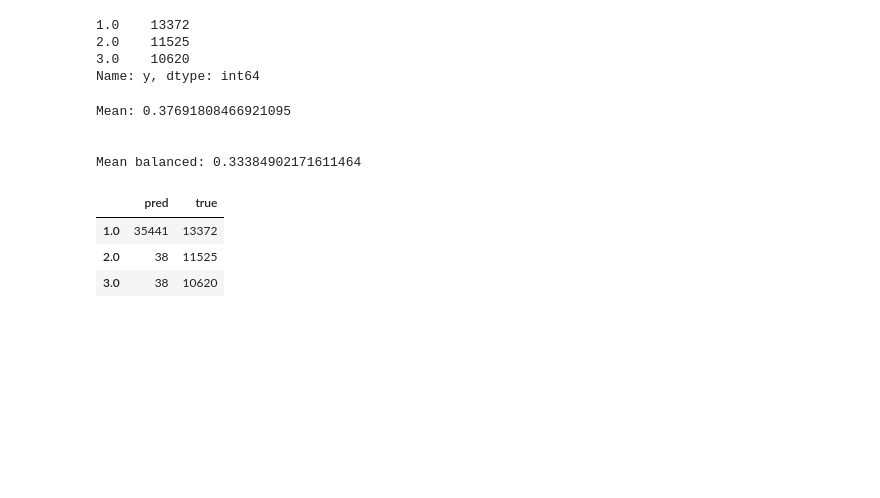
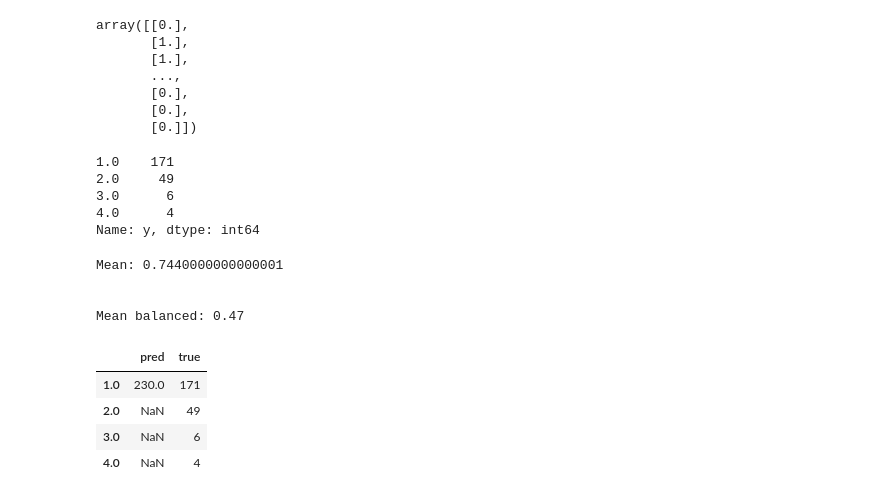
Before and after one commit to halpdesk/parseit, a Jupyter notebook: main.ipynb, the cells around one changed output. Saved outputs shown, nothing was run; the diff lists cells and outputs as text; code cells hidden in the pictures; blank space fills up the shorter version.

```diff
--- a/main.ipynb
+++ b/main.ipynb
@@ -5,6 +5,8 @@ from modules.tfidf_custom import TfIdfCustom
 from modules.tfidf import TfIdf
 from modules.word_stats import WordStats
 from modules.similarity import Similarity
+from modules.bag_of_words import BagOfWords
+from modules.bigram_of_words import BigramOfWords
 from models.knnreg import KnnReg
 from modules.data import load_pickle
 from modules.stats import score_distribution_plot, words_count_plot, tfidf_custom_score_plot, topic_similarity_score_plot
@@ -19,4 +21,5 @@ pd.options.display.max_columns = 20
 %matplotlib inline
 mpl.rcParams["figure.figsize"] = 15,8
 
-pickle_df = load_pickle("okt-5-43896c.p")
+pickle_df = load_pickle("okt-5-10728c.p")
+#pickle_df = load_pickle("okt-5-43896c.p")
@@ -25,4 +26,9 @@ df = pickle_df.copy()
 # %%
+df = pickle_df.copy()
+
+# Remove unused columns
+df = df.drop(["reichenbach_tense", "emoticons", "aspectual_class", "common_word", "letter_count", "tfidf_custom_score", "length", "sentences"], axis="columns")
+
 # remove noise
 df = df[df["body"] != "[removed]"]
 df = df.reset_index()
@@ -35,8 +60,8 @@ df = word_stats.score(df) # "words_count", "stop_words_count", "bad_words_count"
-# %%
-tfidf_custom = TfIdfCustom()
-df = tfidf_custom.score(df) # "tfidf_custom_score"
 # %%
 tfidf = TfIdf()
 df = tfidf.score(df) # "tfidf_score"
+# %%
+bigram_of_words = BigramOfWords()
+df = bigram_of_words.score(df) # "bigram_of_words"
 # %%
 
@@ -99,12 +100,14 @@ y = df[["label"]]
 # uniform = All bins in each feature have identical widths.
 # quantile = All bins in each feature have the same number of points.
 # kmeans = Values in each bin have the same nearest center of a 1D k-means cluster.
-bins = 4
-est = KBinsDiscretizer(n_bins=bins, encode='ordinal', strategy="quantile") #
+bins = 5
+est = KBinsDiscretizer(n_bins=bins, encode='ordinal', strategy="uniform") #
 est.fit(y)
 yt = pd.DataFrame(data=est.transform(y), columns=["y"])
 
-y_filtered_drop = yt[yt.y == 0][:41000]
+display(est.transform(y))
+
+y_filtered_drop = yt[yt.y == 0][:9900]
 yt_filtered = yt.drop(index=y_filtered_drop.index)
 X_filtered = X.drop(index=y_filtered_drop.index)
 
@@ -129,7 +132,7 @@ display(yt_filtered["y"].value_counts())
 # https://stats.stackexchange.com/questions/131255/class-imbalance-in-supervised-machine-learning
 # https://datascience.stackexchange.com/questions/32818/train-test-split-of-unbalanced-dataset-classification/32820#32820
 # https://scikit-learn.org/stable/modules/generated/sklearn.model_selection.StratifiedKFold.html
-skf = StratifiedKFold(n_splits=5, random_state=42, shuffle=False)
+skf = StratifiedKFold(n_splits=50, random_state=42, shuffle=True)
 # skf.get_n_splits(X, yt)
 balanced_accuracies = []
 accuracies = []
@@ -155,41 +158,50 @@ for train_index, test_index in skf.split(X_filtered, yt_filtered):
 
     # At this point, the model can classify all 0 positively, but no more
     accuracy = metrics.accuracy_score(y_true, y_pred, normalize=True)
     # TODO: balanced - https://stackoverflow.com/questions/55838262/why-does-cross-validation-give-consistently-higher-scores-than-normal-fitting-an
     balanced_accuracy = metrics.balanced_accuracy_score(y_true, y_pred, adjusted=False)
     # TODO: https://stats.stackexchange.com/questions/99667/naive-bayes-with-unbalanced-classes
 
     # display
 
     accuracies.append(accuracy)
     balanced_accuracies.append(balanced_accuracy)
     predictions = np.append(predictions, y_pred)
     true_values = np.append(true_values, y_true)
     # print(accuracy)
 
     # accuracy_zeros = metrics.accuracy_score(y_validate, [0]*len(y_validate), normalize=True)
     # print(accuracy_zeros)
 
 # TODO: https://scikit-learn.org/stable/modules/generated/sklearn.metrics.balanced_accuracy_score.html
 
 print("\n\nMean:", np.mean(accuracies))
 print("\n\nMean balanced:", np.mean(balanced_accuracies))
 results = pd.DataFrame(data={"pred": predictions, "true": true_values})
 counts = pd.DataFrame(data={"pred": results["pred"].value_counts(), "true": results["true"].value_counts()})
 display(counts)
 #results["pred_values"].value_counts()
 #results["true_values"].value_counts()
 #display(results[["pred_values", "true_values"]])
 # %% [output]
-1.0    13372
-2.0    11525
-3.0    10620
-Name: y, dtype: int64
+array([[0.],
+       [1.],
+       [1.],
+       ...,
+       [0.],
+       [0.],
+       [0.]])
-Mean: 0.37691808466921095
-
-
-Mean balanced: 0.33384902171611464
+1.0    171
+2.0     49
+3.0      6
+4.0      4
+Name: y, dtype: int64
+Mean: 0.7440000000000001
+
+
+Mean balanced: 0.47
 |  | pred | true |
-| 1.0 | 35441 | 13372 |
-| 2.0 | 38 | 11525 |
-| 3.0 | 38 | 10620 |
+| 1.0 | 230.0 | 171 |
+| 2.0 | NaN | 49 |
+| 3.0 | NaN | 6 |
+| 4.0 | NaN | 4 |
```
Also changed, not shown: parts of 5 cells of this notebook, 1 other file.
